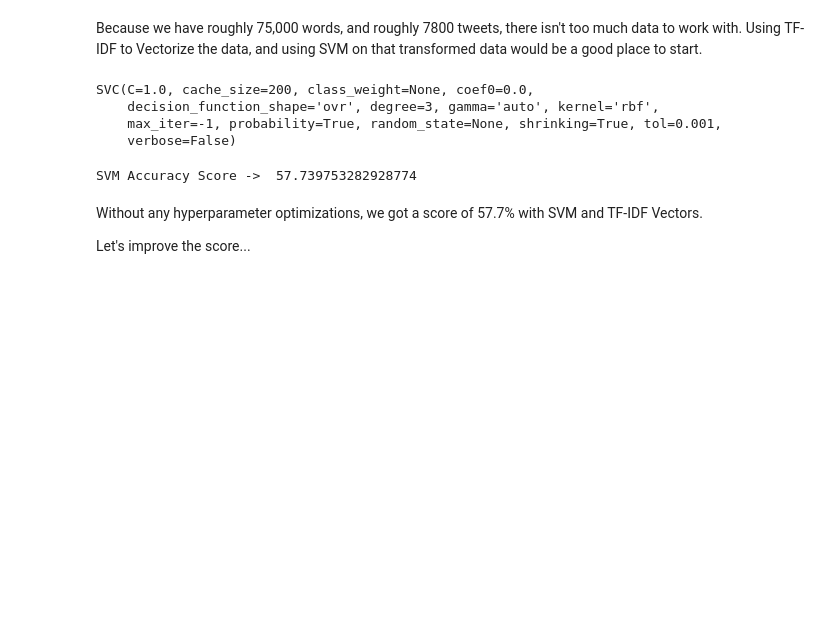
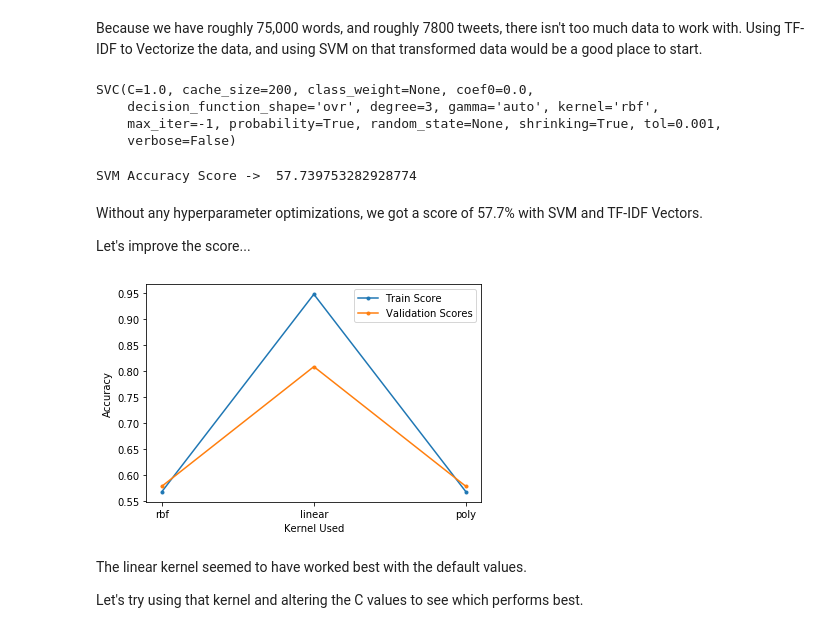
Before and after one commit to Shumemo/NLP_Disaster_Tweets, a Jupyter notebook: Kaggle NLP - Disaster Tweets.ipynb, the cells around one changed output. Saved outputs shown, nothing was run; the diff lists cells and outputs as text; code cells hidden in the pictures; blank space fills up the shorter version.

Commit message:
Add files via upload
After hyperparamter tuning, model accuracy at 81% for now.

```diff
--- a/Kaggle NLP - Disaster Tweets.ipynb
+++ b/Kaggle NLP - Disaster Tweets.ipynb
@@ -403,3 +415,37 @@ SVM Accuracy Score ->  57.739753282928774
 Without any hyperparameter optimizations, we got a score of 57.7% with SVM and TF-IDF Vectors.
 
 Let's improve the score...
+# %%
+# I want to see which kernel seems to perform best for the dataset
+validation_scores = []
+train_scores = []
+
+# Different kernels to try...
+kernels = ['rbf', 'linear', 'poly']
+# And different C values as well...
+
+# Let's try tuning these hyperparamters to see how that affects the performance.
+for kernel in kernels:
+    svm = SVC(probability = True, kernel = kernel, gamma = 'auto')
+    svm.fit(X_train_tfidf,y_train)
+    predictions = svm.predict(X_test_tfidf)
+
+    # score on traning set
+    train_scores.append(svm.score(X_train_tfidf,y_train))
+    # score on validation set
+    validation_scores.append(accuracy_score(predictions, y_test))
+# %%
+# Graphing the results
+plt.figure()
+plt.plot(kernels, train_scores, label="Train Score", marker='.')
+plt.plot(kernels, validation_scores, label="Validation Scores", marker='.')
+plt.xlabel('Kernel Used')
+plt.ylabel('Accuracy')
+plt.legend()
+plt.show();
+# %% [output]
+[figure, added]
+# %% [markdown]
+The linear kernel seemed to have worked best with the default values.
+
+Let's try using that kernel and altering the C values to see which performs best.
```
Also changed, not shown: parts of 9 cells of this notebook.
